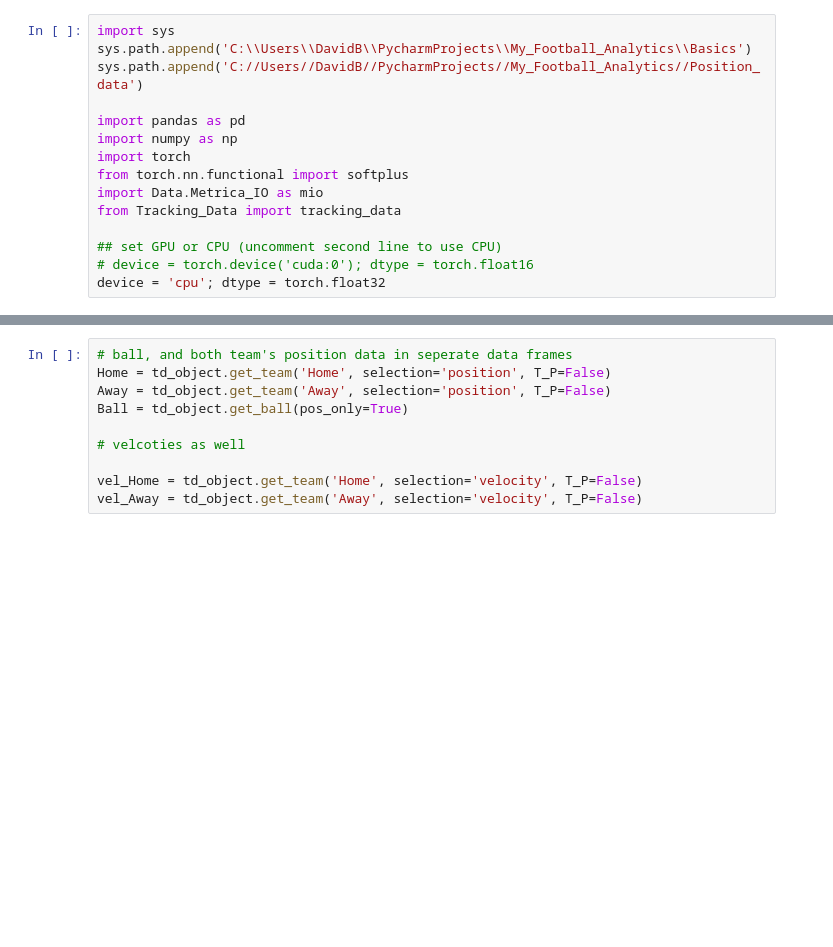
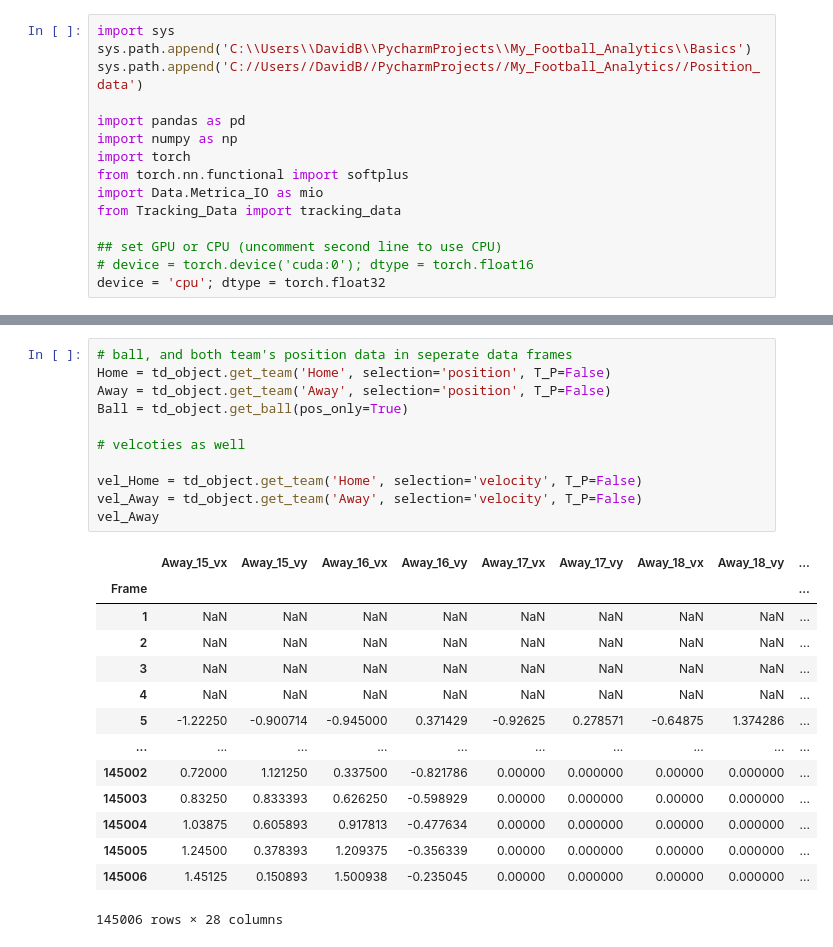
Before and after one commit to DavidB1999/My_Football_Analytics, a Jupyter notebook: Position_data/PitchControl/pc_goat_schmier.ipynb, the cells around one changed output, grey strips where cells are left out. Drawn from its saved outputs; the diff is of its cells as text; blank space fills up the shorter version.

```diff
--- a/Position_data/PitchControl/pc_goat_schmier.ipynb
+++ b/Position_data/PitchControl/pc_goat_schmier.ipynb
@@ -43,13 +30,29 @@ Reading team: home
 # %%
 # ball, and both team's position data in seperate data frames
 Home = td_object.get_team('Home', selection='position', T_P=False)
 Away = td_object.get_team('Away', selection='position', T_P=False)
 Ball = td_object.get_ball(pos_only=True)
 
 # velcoties as well
 
 vel_Home = td_object.get_team('Home', selection='velocity', T_P=False)
 vel_Away = td_object.get_team('Away', selection='velocity', T_P=False)
+vel_Away
+# %% [output]
+|  | Away_15_vx | Away_15_vy | Away_16_vx | Away_16_vy | Away_17_vx | Away_17_vy | Away_18_vx | Away_18_vy | ... |
+| Frame |  |  |  |  |  |  |  |  | ... |
+| 1 | NaN | NaN | NaN | NaN | NaN | NaN | NaN | NaN | ... |
+| 2 | NaN | NaN | NaN | NaN | NaN | NaN | NaN | NaN | ... |
+| 3 | NaN | NaN | NaN | NaN | NaN | NaN | NaN | NaN | ... |
+| 4 | NaN | NaN | NaN | NaN | NaN | NaN | NaN | NaN | ... |
+| 5 | -1.22250 | -0.900714 | -0.945000 | 0.371429 | -0.92625 | 0.278571 | -0.64875 | 1.374286 | ... |
+| ... | ... | ... | ... | ... | ... | ... | ... | ... | ... |
+| 145002 | 0.72000 | 1.121250 | 0.337500 | -0.821786 | 0.00000 | 0.000000 | 0.00000 | 0.000000 | ... |
+| 145003 | 0.83250 | 0.833393 | 0.626250 | -0.598929 | 0.00000 | 0.000000 | 0.00000 | 0.000000 | ... |
+| 145004 | 1.03875 | 0.605893 | 0.917813 | -0.477634 | 0.00000 | 0.000000 | 0.00000 | 0.000000 | ... |
+| 145005 | 1.24500 | 0.378393 | 1.209375 | -0.356339 | 0.00000 | 0.000000 | 0.00000 | 0.000000 | ... |
+| 145006 | 1.45125 | 0.150893 | 1.500938 | -0.235045 | 0.00000 | 0.000000 | 0.00000 | 0.000000 | ... |
+145006 rows × 28 columns
 # %%
 # both team's position data, velocities and ball to array
 
```
Also changed, not shown: parts of 19 cells of this notebook, 4 other files.
